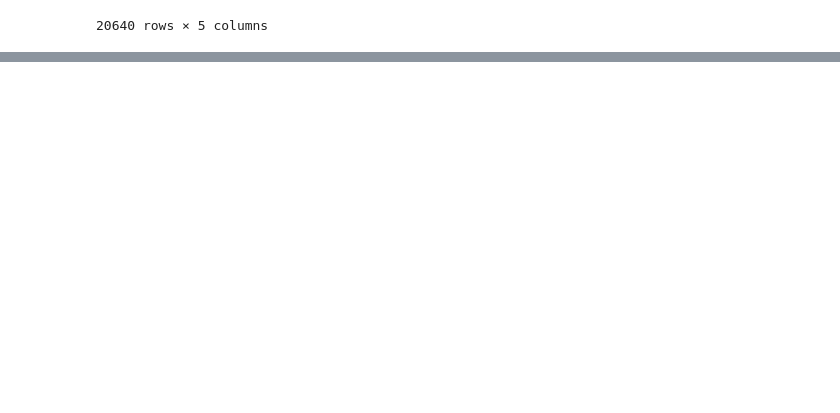
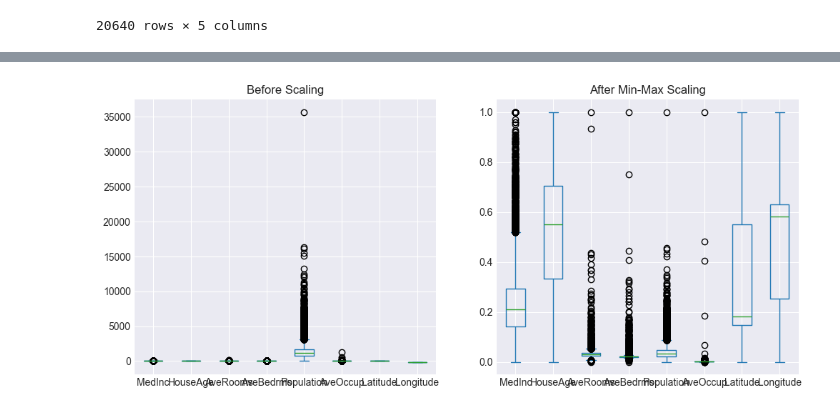
Before and after one commit to DavidCalebChaparroOrozco/Hands-OnMachineLearningwithScikit-LearnandPyTorch-Aur-lienG-ron, a Jupyter notebook: DataloadingExplorationPreparation/PracticeHousingDataset.ipynb, the cells around one changed output, grey strips where cells are left out. Cells and saved outputs as stored; diff of their text form; code cells hidden in the pictures; blank space fills up the shorter version.

```diff
--- a/DataloadingExplorationPreparation/PracticeHousingDataset.ipynb
+++ b/DataloadingExplorationPreparation/PracticeHousingDataset.ipynb
@@ -633,0 +670,24 @@ housing_cat_encoded
+# %%
+# Calculate the original range of each feature (max - min)
+original_range = housing_pd.max() - housing_pd.min()
+
+# Apply Min-Max Scaling to normalize the features between 0 and 1
+scaler = MinMaxScaler()
+scaled_values = scaler.fit_transform(housing_pd)
+
+# Convert the scaled values back to a DataFrame with the original column names
+df_scaled = pd.DataFrame(scaled_values, columns=housing_pd.columns)
+
+# Create two subplots to compare distributions before and after scaling
+fig, ax = plt.subplots(1, 2, figsize=(12,5))
+
+# Boxplot of the original features
+housing_pd.plot(kind="box", ax=ax[0], title="Before Scaling")
+
+# Boxplot of the scaled features
+df_scaled.plot(kind="box", ax=ax[1], title="After Min-Max Scaling")
+
+# Display the plots
+plt.show()
+# %% [output]
+[figure, added]
```
Also changed, not shown: parts of 8 cells of this notebook, 3 other files.
